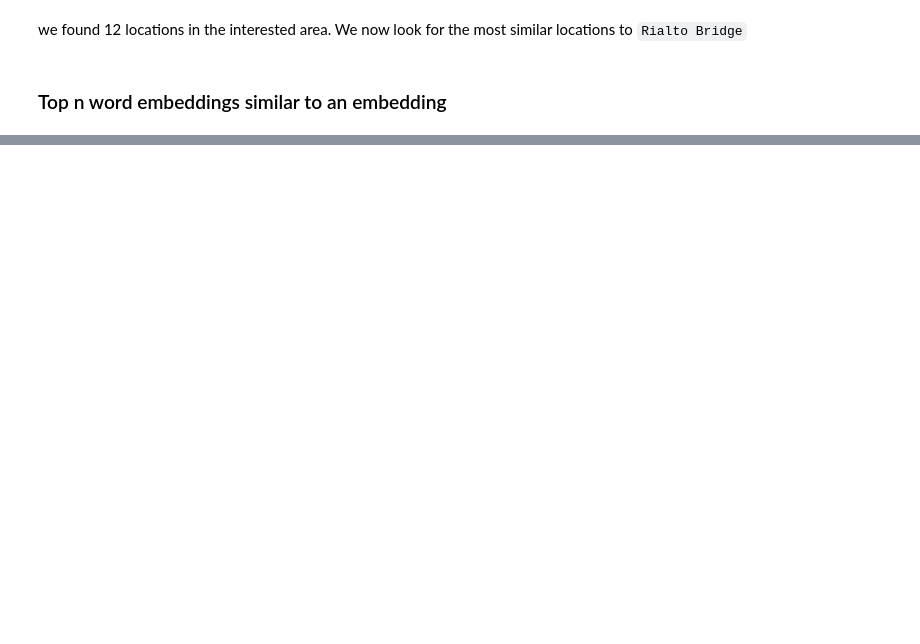
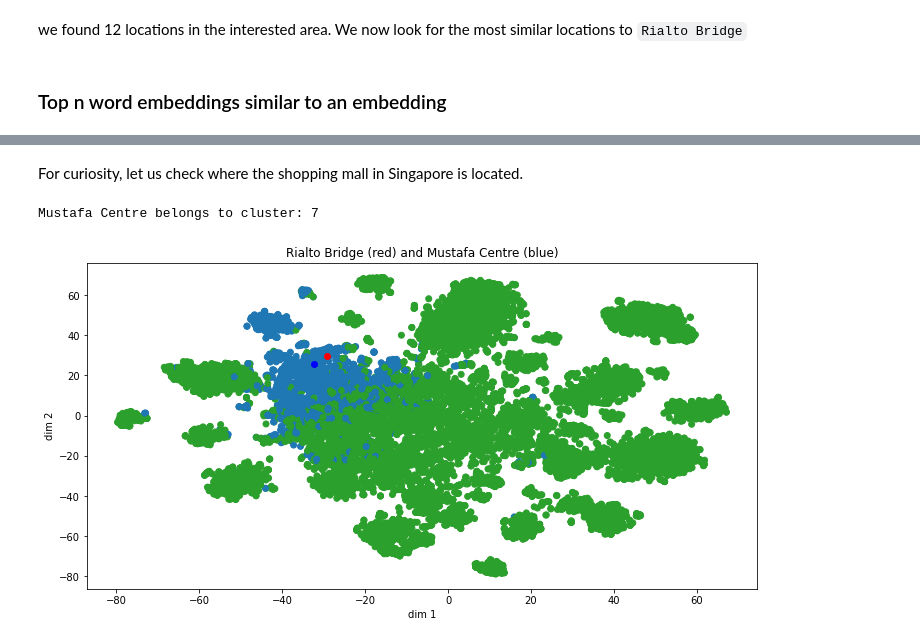
Before and after one commit to LorenzoBoccalon/Embeddings_Pytorch, a Jupyter notebook: exploratory_analysis.ipynb, the cells around one changed output, grey strips where cells are left out. Saved outputs shown, nothing was run; the diff lists cells and outputs as text; code cells hidden in the pictures; blank space fills up the shorter version.

Commit message:
Added Mustafa comparison

```diff
--- a/exploratory_analysis.ipynb
+++ b/exploratory_analysis.ipynb
@@ -452,0 +453,21 @@ plt.show()
+# %% [markdown]
+For curiosity, let us check where the shopping mall in Singapore is located.
+# %%
+# mustafa index is 5648
+mustafa_coo = X_embedded[5648]
+print(f'Mustafa Centre belongs to cluster: {best_labels[5648]}')
+# %% [output]
+Mustafa Centre belongs to cluster: 7
+# %%
+fig, ax = plt.subplots(figsize=(12, 6))
+rialto_coo = X_embedded[5249]
+custom_cols = ['#1f77b4' if x else '#2ca02c' for x in mask]
+ax.plot(rialto_coo[0], rialto_coo[1], 'ro', label='Rialto Bridge')
+ax.plot(mustafa_coo[0], mustafa_coo[1], 'bo', label='Mustafa Centre')
+ax.scatter(X_embedded[:, 0], X_embedded[:, 1], c=custom_cols)
+ax.set_ylabel('dim 2')
+ax.set_xlabel('dim 1')
+ax.set_title('Rialto Bridge (red) and Mustafa Centre (blue)')
+plt.show()
+# %% [output]
+[figure, added]
```
Also changed, not shown: parts of 34 cells of this notebook.
